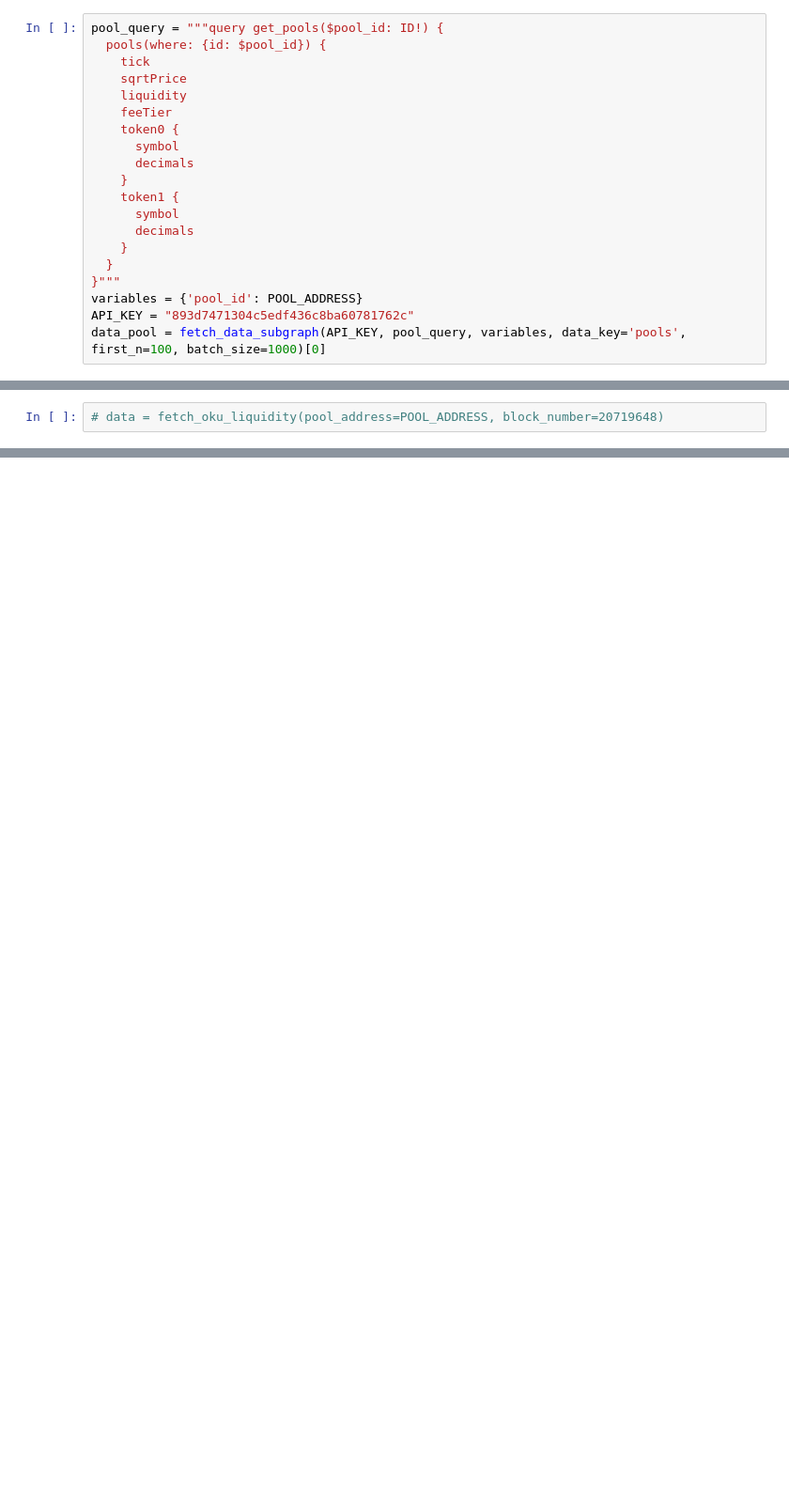
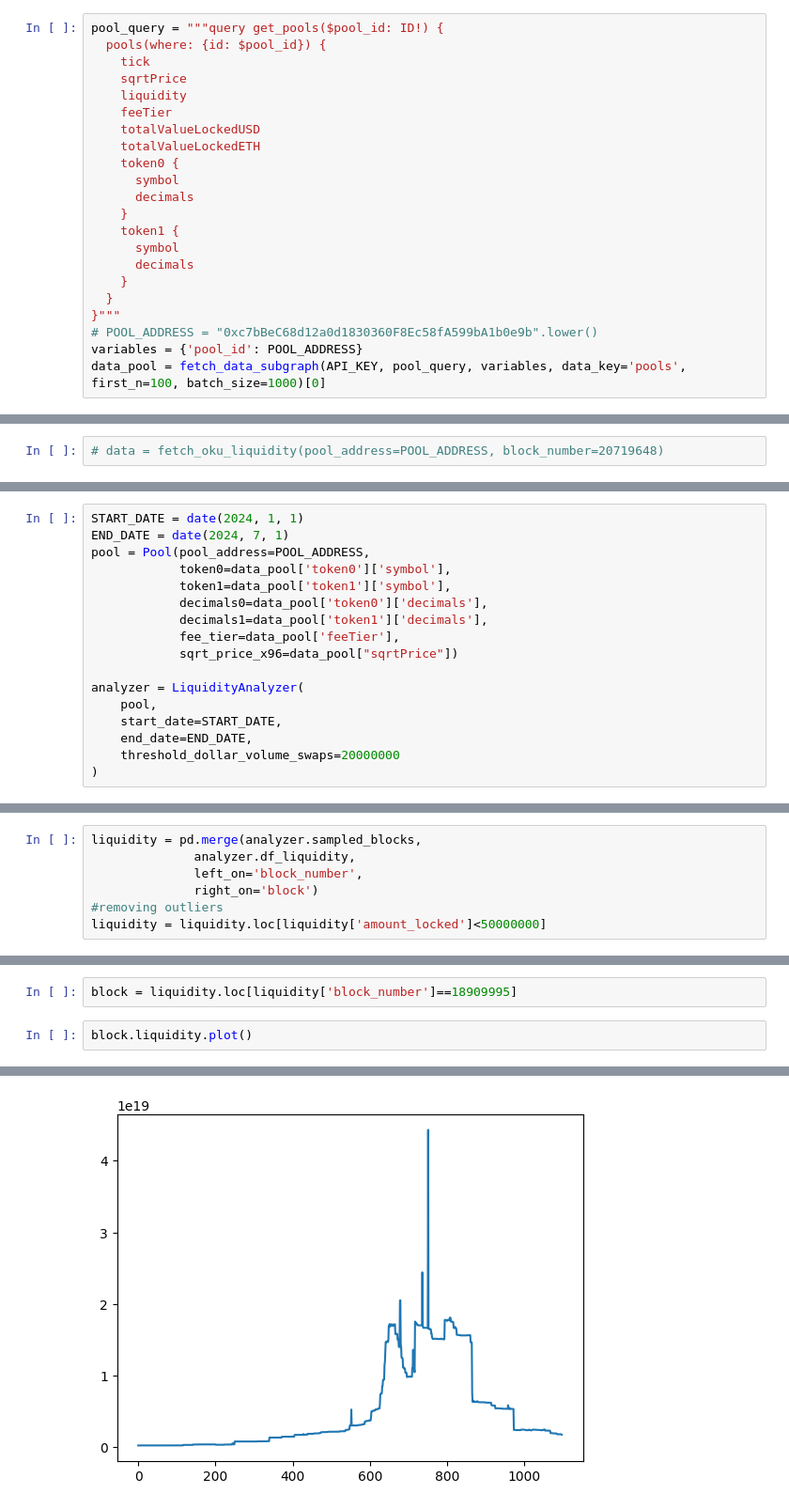
Before and after one commit to sam-gnap/proteus-LP-backtesting, a Jupyter notebook: notebooks/liquidity_examine.ipynb, the cells around one changed output, grey strips where cells are left out. Shown at 94% size. Drawn from its saved outputs; the diff is of its cells as text; blank space fills up the shorter version.

```diff
--- a/notebooks/liquidity_examine.ipynb
+++ b/notebooks/liquidity_examine.ipynb
@@ -23,6 +28,8 @@ pool_query = """query get_pools($pool_id: ID!) {
     sqrtPrice
     liquidity
     feeTier
+    totalValueLockedUSD
+    totalValueLockedETH
     token0 {
       symbol
       decimals
@@ -33,8 +40,8 @@ pool_query = """query get_pools($pool_id: ID!) {
     }
   }
 }"""
+# POOL_ADDRESS = "0xc7bBeC68d12a0d1830360F8Ec58fA599bA1b0e9b".lower()
 variables = {'pool_id': POOL_ADDRESS}
-API_KEY = "893d7471304c5edf436c8ba60781762c"
 data_pool = fetch_data_subgraph(API_KEY, pool_query, variables, data_key='pools', first_n=100, batch_size=1000)[0]
 # %% [output]
 Fetched 1 records
@@ -305,0 +61,17 @@ np.float64(4.427571698413304e+16)
+# %%
+START_DATE = date(2024, 1, 1)
+END_DATE = date(2024, 7, 1)
+pool = Pool(pool_address=POOL_ADDRESS,
+            token0=data_pool['token0']['symbol'],
+            token1=data_pool['token1']['symbol'],
+            decimals0=data_pool['token0']['decimals'],
+            decimals1=data_pool['token1']['decimals'],
+            fee_tier=data_pool['feeTier'],
+            sqrt_price_x96=data_pool["sqrtPrice"])
+
+analyzer = LiquidityAnalyzer(
+    pool,
+    start_date=START_DATE,
+    end_date=END_DATE,
+    threshold_dollar_volume_swaps=20000000
+)
@@ -305,0 +142,7 @@ np.float64(4.427571698413304e+16)
+# %%
+liquidity = pd.merge(analyzer.sampled_blocks,
+              analyzer.df_liquidity,
+              left_on='block_number',
+              right_on='block')
+#removing outliers
+liquidity = liquidity.loc[liquidity['amount_locked']<50000000]
@@ -305,0 +280,5 @@ np.float64(4.427571698413304e+16)
+# %%
+block = liquidity.loc[liquidity['block_number']==18909995]
+# %%
+block.liquidity.plot()
+# %% [output]
@@ -305,0 +286 @@ np.float64(4.427571698413304e+16)
+[figure, added]
```
Also changed, not shown: parts of 66 cells of this notebook, 5 other files.
